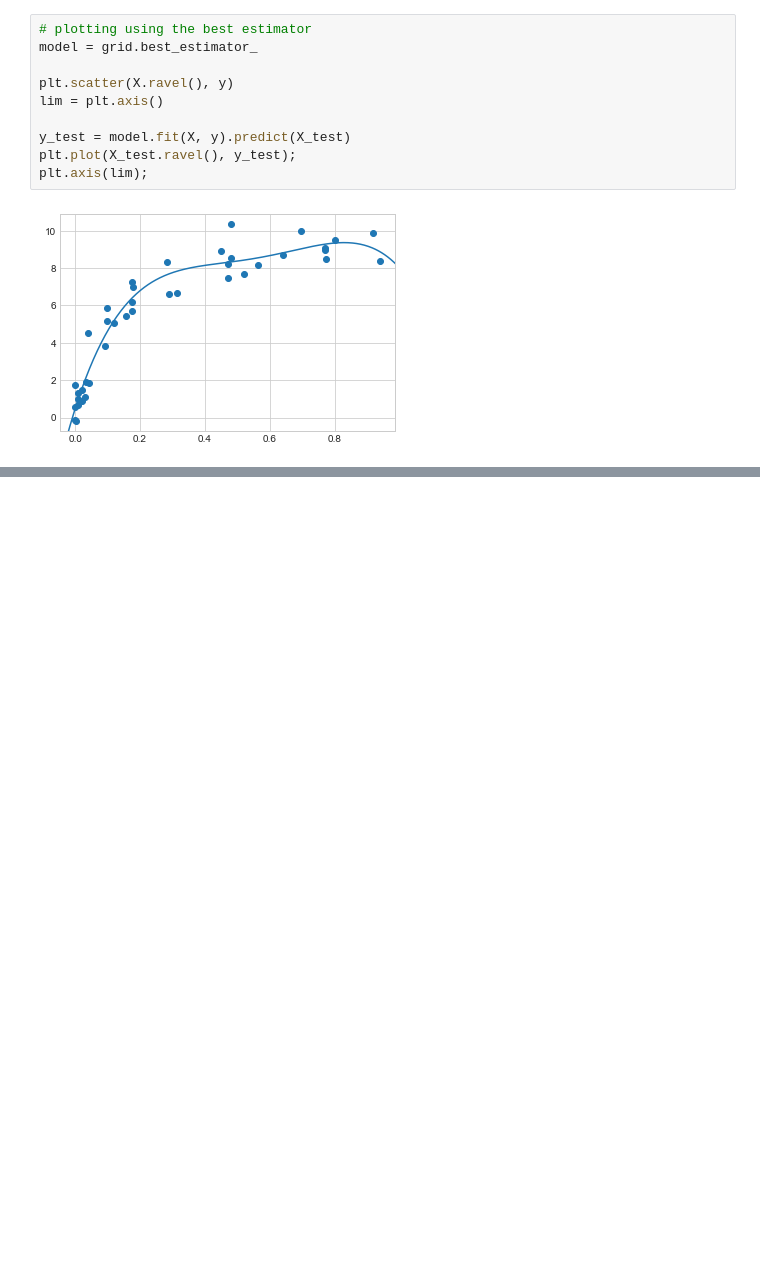
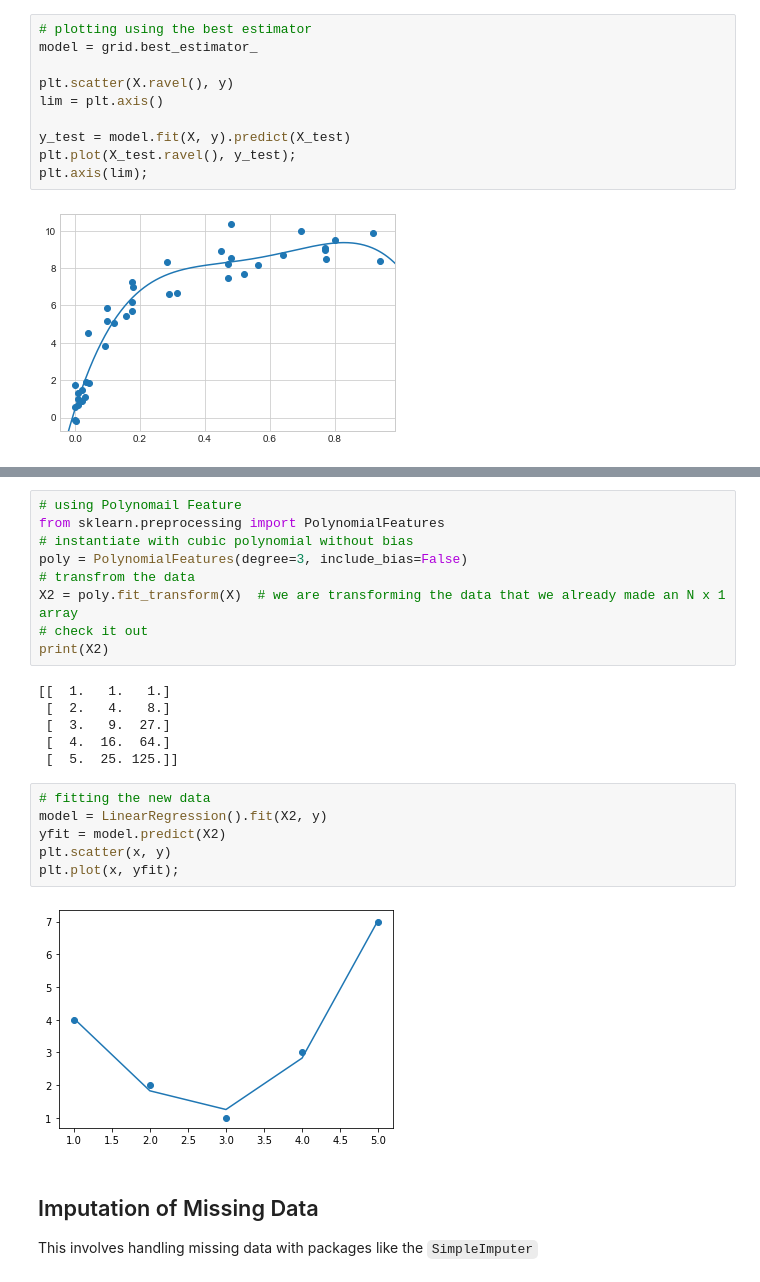
Before and after one commit to Oluwajobs/python_data_science, a Jupyter notebook: ML_Note.ipynb, the cells around one changed output, grey strips where cells are left out. Drawn from its saved outputs; the diff is of its cells as text; blank space fills up the shorter version.

```diff
--- a/ML_Note.ipynb
+++ b/ML_Note.ipynb
@@ -656,0 +823,27 @@ plt.axis(lim);
+# %%
+# using Polynomail Feature
+from sklearn.preprocessing import PolynomialFeatures
+# instantiate with cubic polynomial without bias
+poly = PolynomialFeatures(degree=3, include_bias=False)
+# transfrom the data
+X2 = poly.fit_transform(X)  # we are transforming the data that we already made an N x 1 array
+# check it out
+print(X2)
+# %% [output]
+[[  1.   1.   1.]
+ [  2.   4.   8.]
+ [  3.   9.  27.]
+ [  4.  16.  64.]
+ [  5.  25. 125.]]
+# %%
+# fitting the new data
+model = LinearRegression().fit(X2, y)
+yfit = model.predict(X2)
+plt.scatter(x, y)
+plt.plot(x, yfit);
+# %% [output]
+[figure, added]
+# %% [markdown]
+## Imputation of Missing Data
+
+This involves handling missing data with packages like the `SimpleImputer`
```
Also changed, not shown: parts of 85 cells of this notebook.
